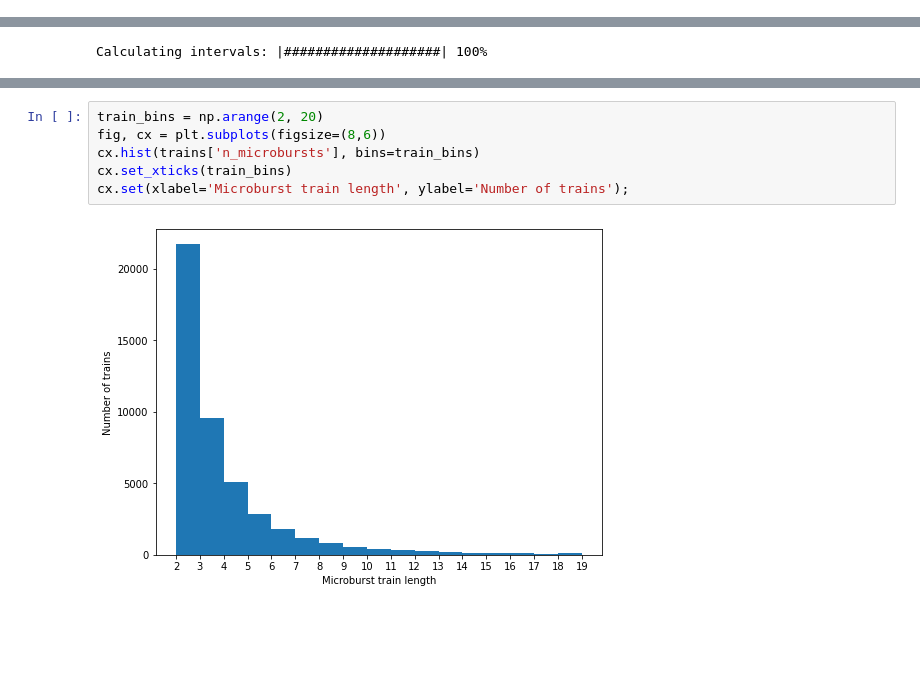
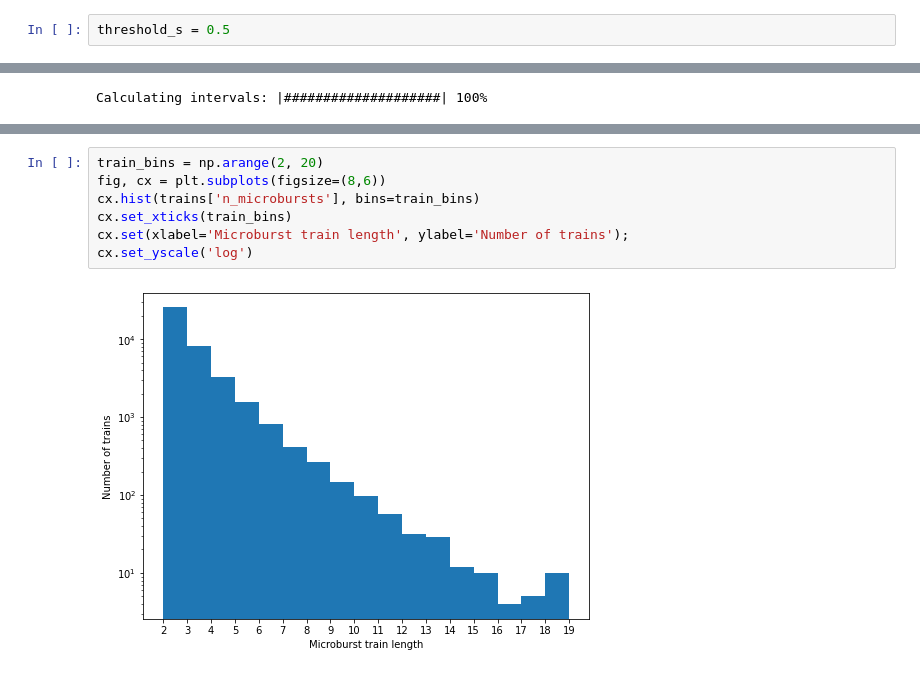
Before and after one commit to mshumko/sampex_microburst_indices, a Jupyter notebook: sampex_microburst_indices/analysis/microburst_trains.ipynb, the cells around one changed output, grey strips where cells are left out. Cells and saved outputs as stored; diff of their text form; blank space fills up the shorter version.

```diff
--- a/sampex_microburst_indices/analysis/microburst_trains.ipynb
+++ b/sampex_microburst_indices/analysis/microburst_trains.ipynb
@@ -87,3 +85,5 @@ threshold_s = 1
+# %%
+threshold_s = 0.5
 # %%
 def intervals(dt, threshold_s=1):
     """
@@ -177,8 +183,9 @@ trains.head()
 # %%
 train_bins = np.arange(2, 20)
 fig, cx = plt.subplots(figsize=(8,6))
 cx.hist(trains['n_microbursts'], bins=train_bins)
 cx.set_xticks(train_bins)
 cx.set(xlabel='Microburst train length', ylabel='Number of trains');
+cx.set_yscale('log')
 # %% [output]
-[figure, old version]
+[figure, new version]
```
Also changed, not shown: parts of 7 cells of this notebook, 1 other file.
